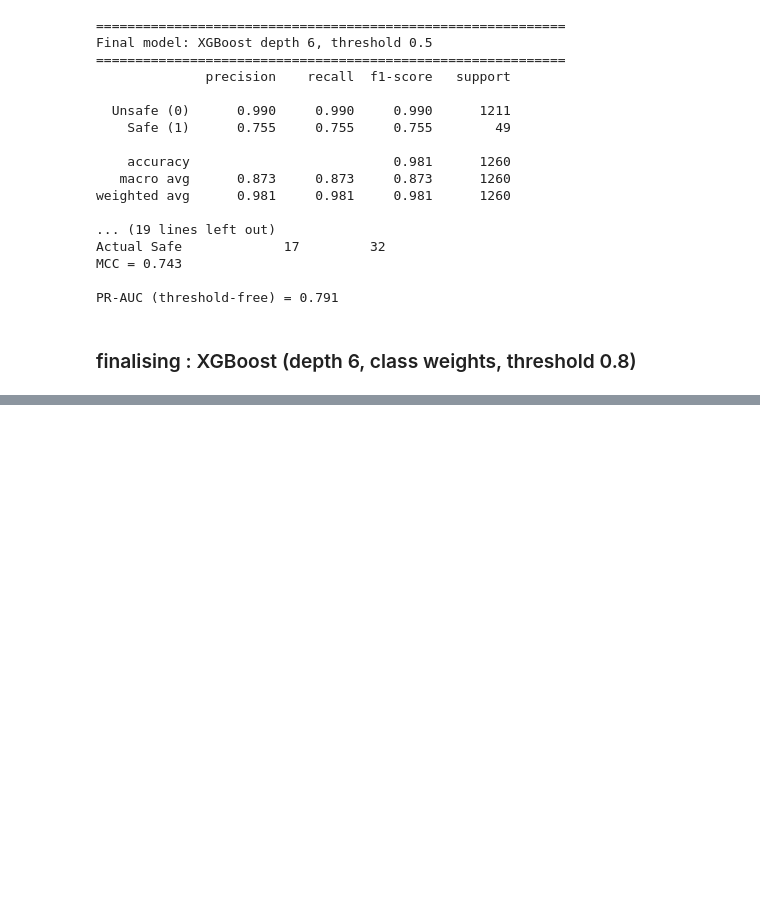
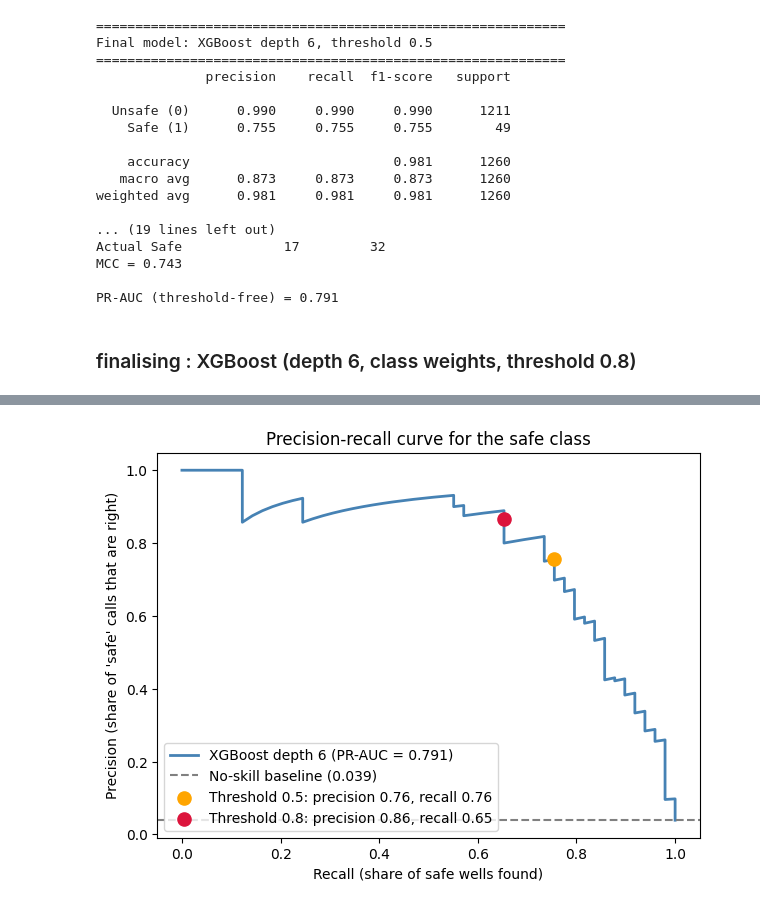
Before and after one commit to ritikagupta26/AquaSentinel_MicroProject, a Jupyter notebook: main.ipynb, the cells around one changed output, grey strips where cells are left out. Drawn from its saved outputs; the diff is of its cells as text; code cells hidden in the pictures; blank space fills up the shorter version.

```diff
--- a/main.ipynb
+++ b/main.ipynb
@@ -958,0 +1013,28 @@ PR-AUC (threshold-free) = 0.791
+# %%
+import numpy as np
+import matplotlib.pyplot as plt
+from sklearn.model_selection import StratifiedKFold, cross_val_predict
+from sklearn.metrics import precision_recall_curve, average_precision_score
+
+cv = StratifiedKFold(n_splits=5, shuffle=True, random_state=42)
+proba = cross_val_predict(xgb(6), X, y, cv=cv, method="predict_proba", n_jobs=-1)[:, 1]
+
+prec, rec, thr = precision_recall_curve(y, proba)
+plt.figure(figsize=(7, 5))
+plt.plot(rec, prec, color="steelblue", lw=2,
+         label=f"XGBoost depth 6 (PR-AUC = {average_precision_score(y, proba):.3f})")
+plt.axhline(y.mean(), color="gray", ls="--", label=f"No-skill baseline ({y.mean():.3f})")
+
+for t, c in [(0.5, "orange"), (0.8, "crimson")]:
+    pred = proba >= t
+    tp = (pred & (y == 1)).sum(); fp = (pred & (y == 0)).sum()
+    plt.scatter(tp / (y == 1).sum(), tp / max(tp + fp, 1), s=90, color=c, zorder=5,
+                label=f"Threshold {t}: precision {tp/max(tp+fp,1):.2f}, recall {tp/(y==1).sum():.2f}")
+
+plt.xlabel("Recall (share of safe wells found)")
+plt.ylabel("Precision (share of 'safe' calls that are right)")
+plt.title("Precision-recall curve for the safe class")
+plt.legend(loc="lower left")
+plt.show()
+# %% [output]
+[figure, added]
```
Also changed, not shown: parts of 3 cells of this notebook.
